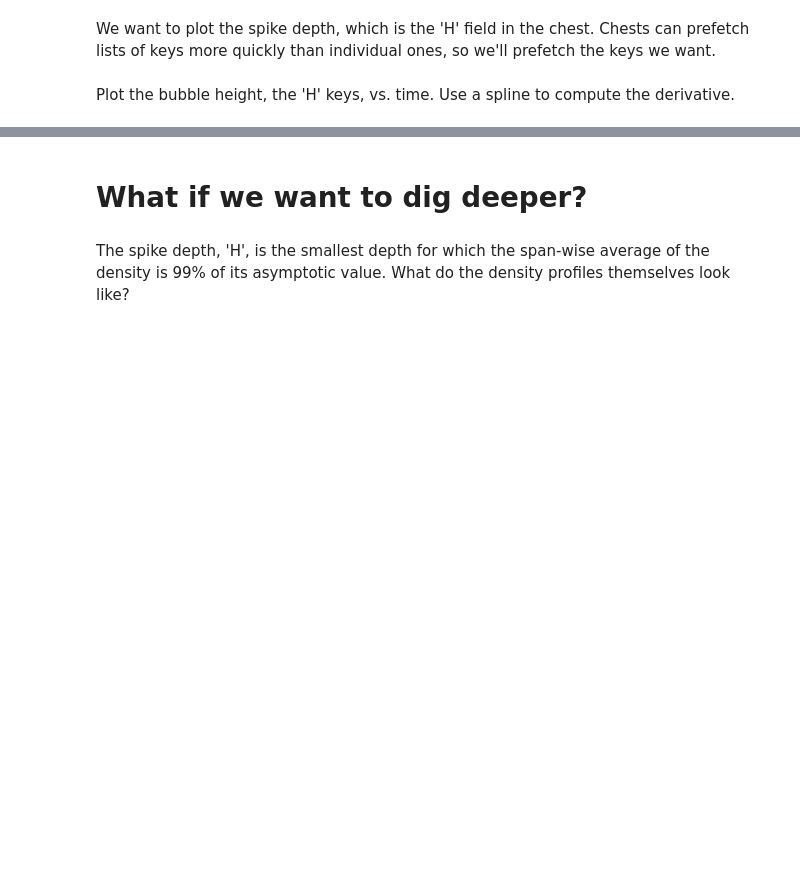
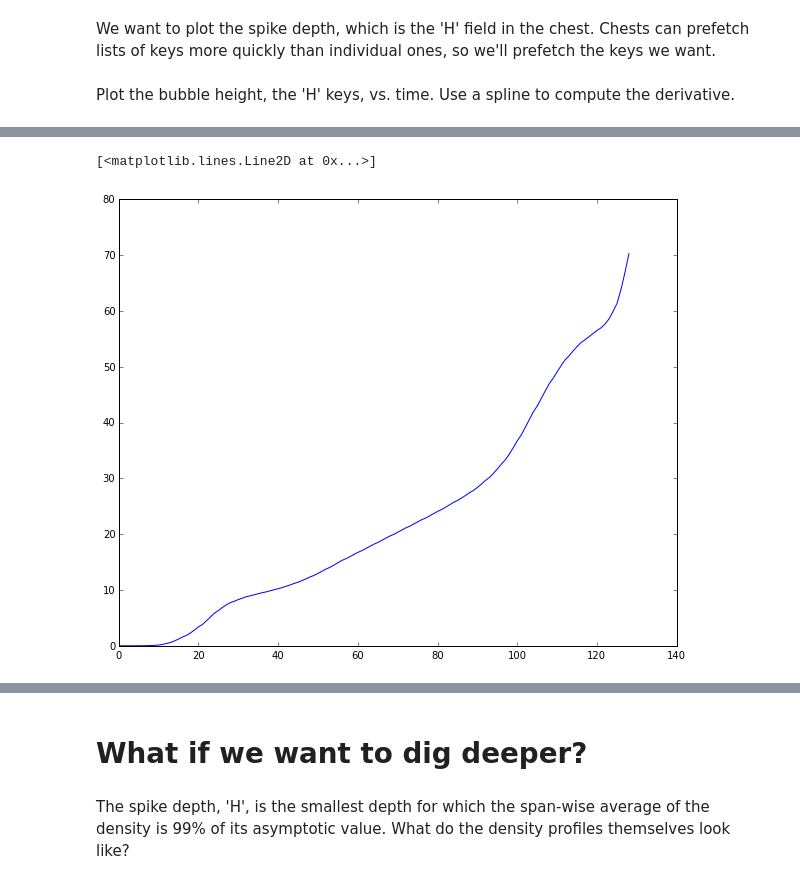
Before and after one commit to maxhutch/thesis-notebooks, a Jupyter notebook: Bubble height and velocity.ipynb, the cells around one changed output, grey strips where cells are left out. Drawn from its saved outputs; the diff is of its cells as text; code cells hidden in the pictures; blank space fills up the shorter version.

```diff
--- a/Bubble height and velocity.ipynb
+++ b/Bubble height and velocity.ipynb
@@ -81,0 +94,6 @@ plt.savefig('Figure1.eps')
+# %%
+diss = np.array([np.sum(sc[T,'d_yz']) for T in sc[:,'d_yz'].keys()]);
+plt.plot(diss)
+# %% [output]
+[<matplotlib.lines.Line2D at 0x...>]
+[figure, added]
```
Also changed, not shown: parts of 11 cells of this notebook, 2 other files.
